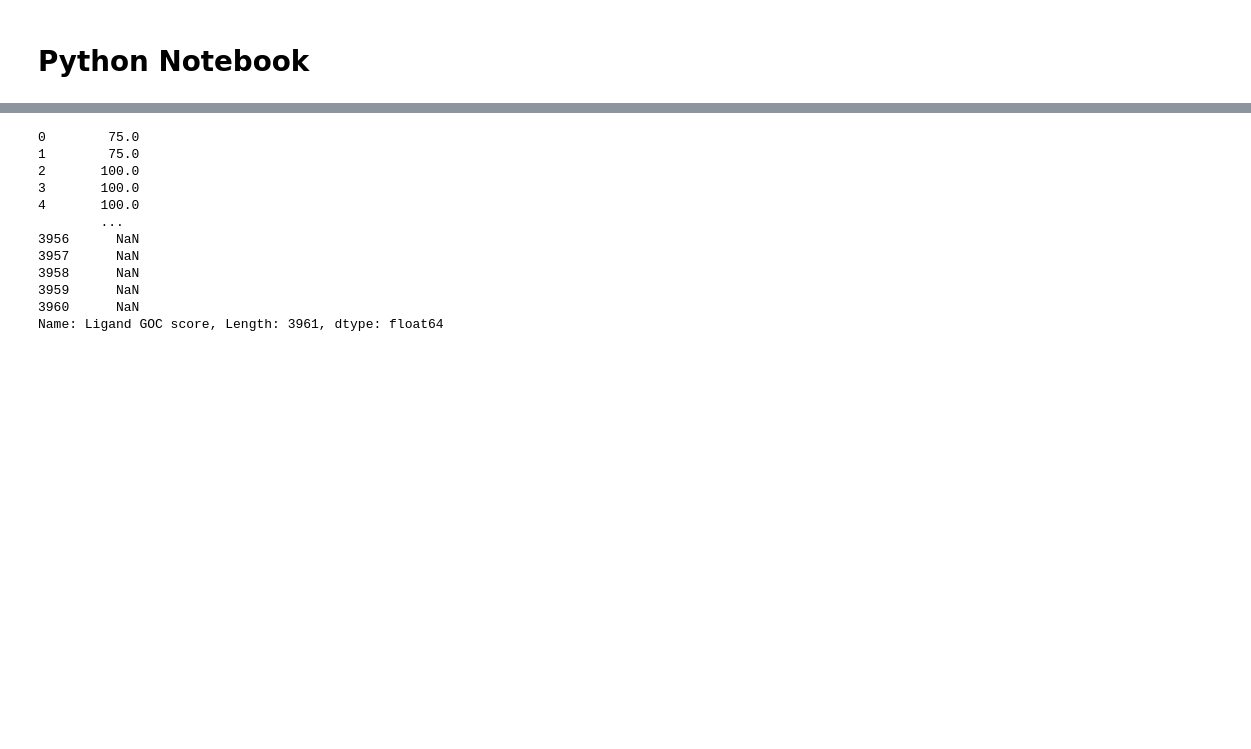
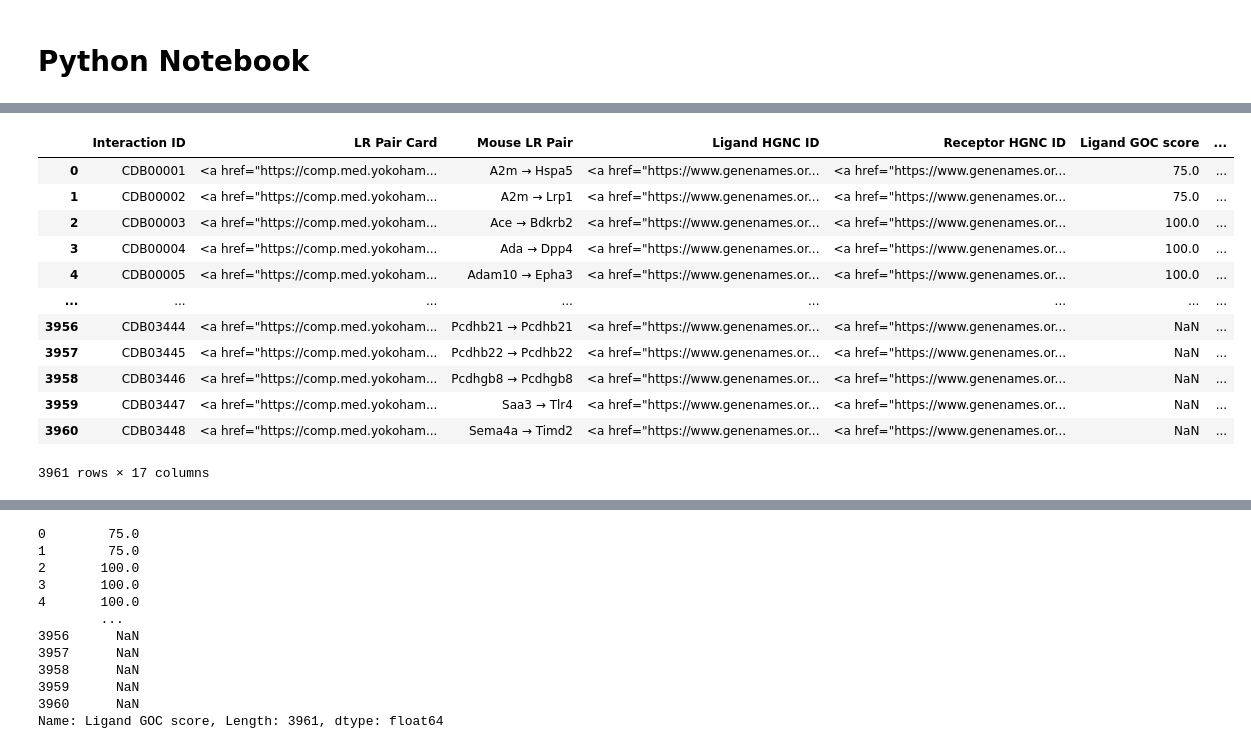
Before and after one commit to bioinfo-YCU/ConnectomeDB, a Jupyter notebook: Python_test.ipynb, the cells around one changed output, grey strips where cells are left out. Cells and saved outputs as stored; diff of their text form; code cells hidden in the pictures; blank space fills up the shorter version.

```diff
--- a/Python_test.ipynb
+++ b/Python_test.ipynb
@@ -1148,0 +205,24 @@ Total orthologous pairs: 20805
+# %%
+mouse_gene_pair1.columns = [
+    "Interaction ID",
+    "LR Pair Card",
+    "Mouse LR Pair",
+    "Ligand HGNC ID",
+    "Receptor HGNC ID",
+    *mouse_gene_pair1.columns[5:]
+]
+mouse_gene_pair1
+# %% [output]
+|  | Interaction ID | LR Pair Card | Mouse LR Pair | Ligand HGNC ID | Receptor HGNC ID | Ligand GOC score | ... |
+| 0 | CDB00001 | <a href="https://comp.med.yokoham... | A2m → Hspa5 | <a href="https://www.genenames.or... | <a href="https://www.genenames.or... | 75.0 | ... |
+| 1 | CDB00002 | <a href="https://comp.med.yokoham... | A2m → Lrp1 | <a href="https://www.genenames.or... | <a href="https://www.genenames.or... | 75.0 | ... |
+| 2 | CDB00003 | <a href="https://comp.med.yokoham... | Ace → Bdkrb2 | <a href="https://www.genenames.or... | <a href="https://www.genenames.or... | 100.0 | ... |
+| 3 | CDB00004 | <a href="https://comp.med.yokoham... | Ada → Dpp4 | <a href="https://www.genenames.or... | <a href="https://www.genenames.or... | 100.0 | ... |
+| 4 | CDB00005 | <a href="https://comp.med.yokoham... | Adam10 → Epha3 | <a href="https://www.genenames.or... | <a href="https://www.genenames.or... | 100.0 | ... |
+| ... | ... | ... | ... | ... | ... | ... | ... |
+| 3956 | CDB03444 | <a href="https://comp.med.yokoham... | Pcdhb21 → Pcdhb21 | <a href="https://www.genenames.or... | <a href="https://www.genenames.or... | NaN | ... |
+| 3957 | CDB03445 | <a href="https://comp.med.yokoham... | Pcdhb22 → Pcdhb22 | <a href="https://www.genenames.or... | <a href="https://www.genenames.or... | NaN | ... |
+| 3958 | CDB03446 | <a href="https://comp.med.yokoham... | Pcdhgb8 → Pcdhgb8 | <a href="https://www.genenames.or... | <a href="https://www.genenames.or... | NaN | ... |
+| 3959 | CDB03447 | <a href="https://comp.med.yokoham... | Saa3 → Tlr4 | <a href="https://www.genenames.or... | <a href="https://www.genenames.or... | NaN | ... |
+| 3960 | CDB03448 | <a href="https://comp.med.yokoham... | Sema4a → Timd2 | <a href="https://www.genenames.or... | <a href="https://www.genenames.or... | NaN | ... |
+3961 rows × 17 columns
```
Also changed, not shown: parts of 48 cells of this notebook, 12 other files.
